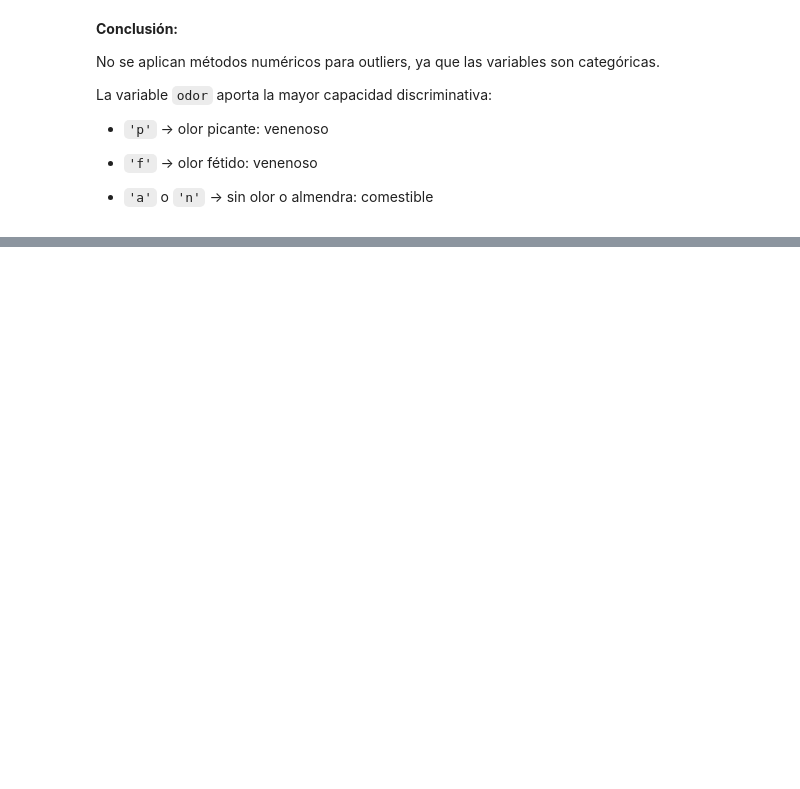
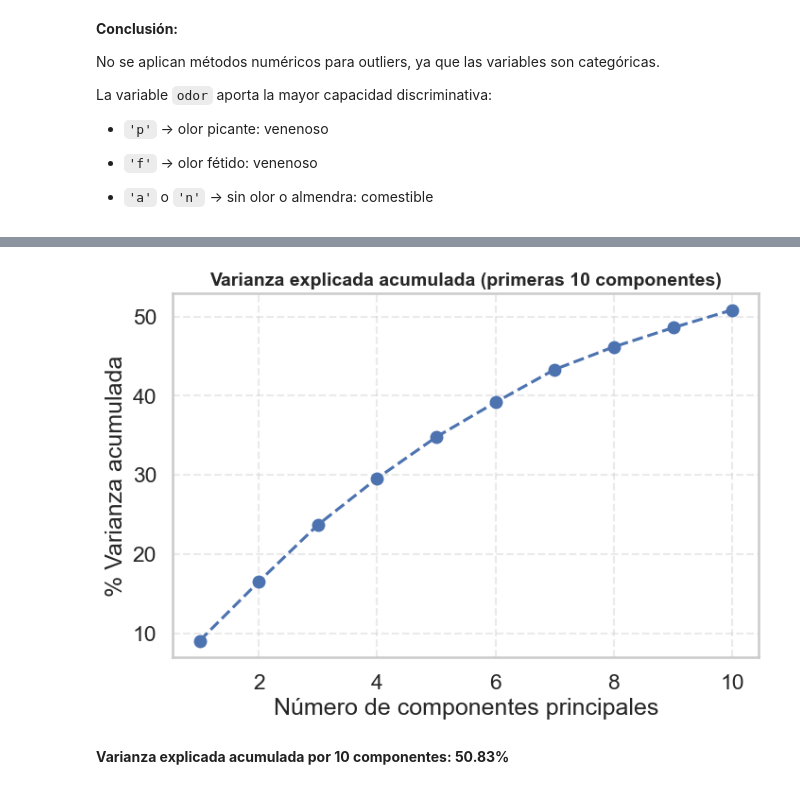
Before and after one commit to Bootcamp-IA-P5/Proyecto8_unsupervised_ml_Alfonso_Bermudez, a Jupyter notebook: notebooks/EDA_unsupervised_ml_mushrooms.ipynb, the cells around one changed output, grey strips where cells are left out. Saved outputs shown, nothing was run; the diff lists cells and outputs as text; code cells hidden in the pictures; blank space fills up the shorter version.

```diff
--- a/notebooks/EDA_unsupervised_ml_mushrooms.ipynb
+++ b/notebooks/EDA_unsupervised_ml_mushrooms.ipynb
@@ -385,0 +630,20 @@ display(Markdown("**Dataset limpio y preparado para las etapas de modelado (PCA,
+# %%
+## Paso 12.a: Interpretabilidad sobre la influencia de las características principales (PCA1 y PCA2)
+
+# --- Comprobación: Varianza acumulada de las primeras 10 componentes ---
+pca_full = PCA(n_components=10)
+X_pca_full = pca_full.fit_transform(X_scaled_df)
+varianza_acum = np.cumsum(pca_full.explained_variance_ratio_) * 100
+
+plt.figure(figsize=(8, 5))
+plt.plot(range(1, 11), varianza_acum, marker='o', linestyle='--', color='b')
+plt.title('Varianza explicada acumulada (primeras 10 componentes)')
+plt.xlabel('Número de componentes principales')
+plt.ylabel('% Varianza acumulada')
+plt.grid(True, linestyle='--', alpha=0.4)
+plt.show()
+
+display(Markdown(f"**Varianza explicada acumulada por 10 componentes: {varianza_acum[-1]:.2f}%**"))
+# %% [output]
+[figure, added]
+**Varianza explicada acumulada por 10 componentes: 50.83%**
```
Also changed, not shown: parts of 36 cells of this notebook, 1 other file.
